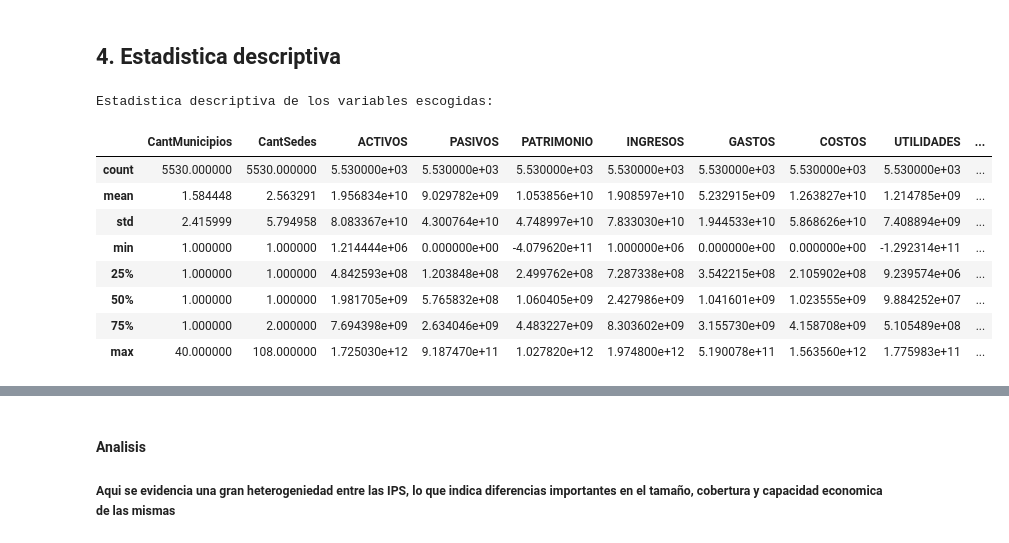
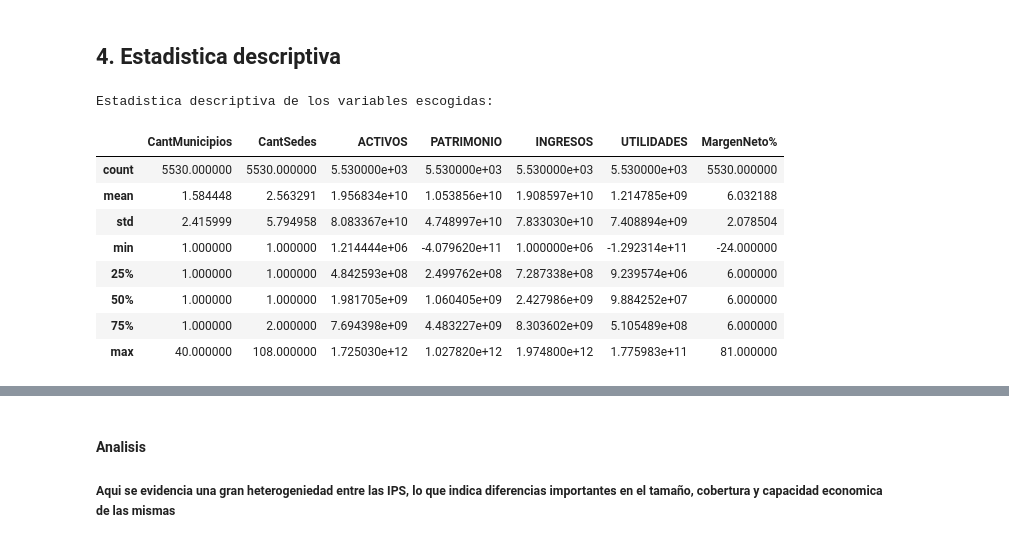
Before and after one commit to TearzGSL/Proyecto-final---Datamming, a Jupyter notebook: src/Clustering.ipynb, the cells around one changed output, grey strips where cells are left out. Drawn from its saved outputs; the diff is of its cells as text; code cells hidden in the pictures.

```diff
--- a/src/Clustering.ipynb
+++ b/src/Clustering.ipynb
@@ -47,4 +49,8 @@ None
 ##### Se evidencia que el dataset contiene 5530 registros y varibales, ademas de no existir valores nulos dentro de la data. Para un mejor analisis se le tendra que hacer una conversion a la varibale MargenNeto%. ya que esta como texto, esta variable sera fundamental para el estudio.
 # %% [markdown]
 ## 2. Tratamiento de variables
+# %%
+# Convertir a datos numericos
+for col in df:
+    df[col] = pd.to_numeric(df[col], errors='coerce')
 # %%
@@ -66,3 +71,0 @@ Name: MargenNeto%, Length: 5530, dtype: str
-# %%
-# como se observo se tiene que remplazar las comas por puntos y se convierte a float
-df['MargenNeto%'] = df['MargenNeto%'].str.replace(',', '.').astype(float)
@@ -85,3 +72,6 @@ Name: MargenNeto%, Length: 5530, dtype: float64
+# %%
+# rellenar los valores nulos
+df = df.fillna(df.median())
 # %%
 # verificamos ahora si todas las variables
 print(df.info())
@@ -129,14 +146,14 @@ X = df[variables_cluster]
 # %%
 print ("Estadistica descriptiva de los variables escogidas: ")
-display(X.describe())
+X.describe()
 # %% [output]
 Estadistica descriptiva de los variables escogidas:
-|  | CantMunicipios | CantSedes | ACTIVOS | PASIVOS | PATRIMONIO | INGRESOS | GASTOS | COSTOS | UTILIDADES | ... |
-| count | 5530.000000 | 5530.000000 | 5.530000e+03 | 5.530000e+03 | 5.530000e+03 | 5.530000e+03 | 5.530000e+03 | 5.530000e+03 | 5.530000e+03 | ... |
-| mean | 1.584448 | 2.563291 | 1.956834e+10 | 9.029782e+09 | 1.053856e+10 | 1.908597e+10 | 5.232915e+09 | 1.263827e+10 | 1.214785e+09 | ... |
-| std | 2.415999 | 5.794958 | 8.083367e+10 | 4.300764e+10 | 4.748997e+10 | 7.833030e+10 | 1.944533e+10 | 5.868626e+10 | 7.408894e+09 | ... |
-| min | 1.000000 | 1.000000 | 1.214444e+06 | 0.000000e+00 | -4.079620e+11 | 1.000000e+06 | 0.000000e+00 | 0.000000e+00 | -1.292314e+11 | ... |
-| 25% | 1.000000 | 1.000000 | 4.842593e+08 | 1.203848e+08 | 2.499762e+08 | 7.287338e+08 | 3.542215e+08 | 2.105902e+08 | 9.239574e+06 | ... |
-| 50% | 1.000000 | 1.000000 | 1.981705e+09 | 5.765832e+08 | 1.060405e+09 | 2.427986e+09 | 1.041601e+09 | 1.023555e+09 | 9.884252e+07 | ... |
-| 75% | 1.000000 | 2.000000 | 7.694398e+09 | 2.634046e+09 | 4.483227e+09 | 8.303602e+09 | 3.155730e+09 | 4.158708e+09 | 5.105489e+08 | ... |
-| max | 40.000000 | 108.000000 | 1.725030e+12 | 9.187470e+11 | 1.027820e+12 | 1.974800e+12 | 5.190078e+11 | 1.563560e+12 | 1.775983e+11 | ... |
+|  | CantMunicipios | CantSedes | ACTIVOS | PATRIMONIO | INGRESOS | UTILIDADES | MargenNeto% |
+| count | 5530.000000 | 5530.000000 | 5.530000e+03 | 5.530000e+03 | 5.530000e+03 | 5.530000e+03 | 5530.000000 |
+| mean | 1.584448 | 2.563291 | 1.956834e+10 | 1.053856e+10 | 1.908597e+10 | 1.214785e+09 | 6.032188 |
+| std | 2.415999 | 5.794958 | 8.083367e+10 | 4.748997e+10 | 7.833030e+10 | 7.408894e+09 | 2.078504 |
+| min | 1.000000 | 1.000000 | 1.214444e+06 | -4.079620e+11 | 1.000000e+06 | -1.292314e+11 | -24.000000 |
+| 25% | 1.000000 | 1.000000 | 4.842593e+08 | 2.499762e+08 | 7.287338e+08 | 9.239574e+06 | 6.000000 |
+| 50% | 1.000000 | 1.000000 | 1.981705e+09 | 1.060405e+09 | 2.427986e+09 | 9.884252e+07 | 6.000000 |
+| 75% | 1.000000 | 2.000000 | 7.694398e+09 | 4.483227e+09 | 8.303602e+09 | 5.105489e+08 | 6.000000 |
+| max | 40.000000 | 108.000000 | 1.725030e+12 | 1.027820e+12 | 1.974800e+12 | 1.775983e+11 | 81.000000 |
```
Also changed, not shown: parts of 38 cells of this notebook.
